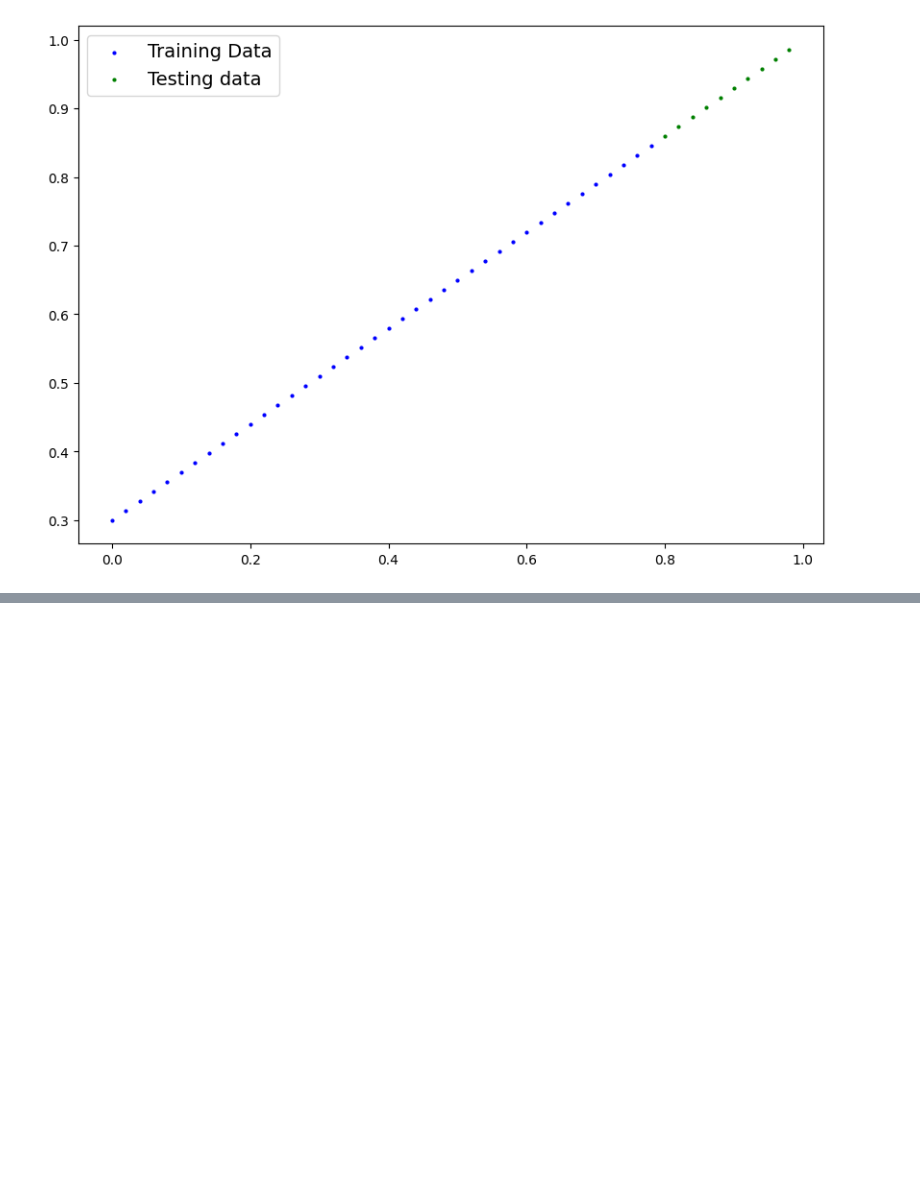
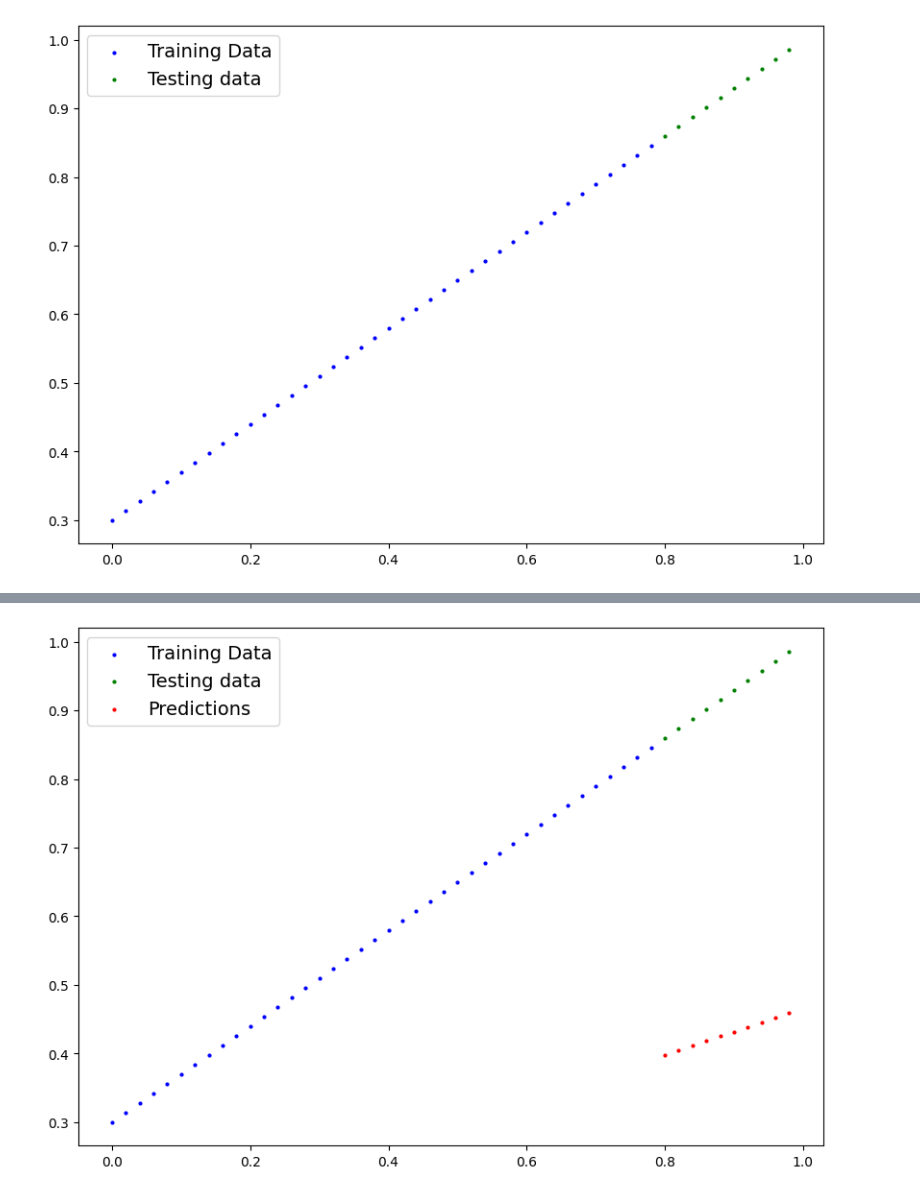
Before and after one commit to Suvanga/ML_DL, a Jupyter notebook: Workflows.ipynb, the cells around one changed output, grey strips where cells are left out. Drawn from its saved outputs; the diff is of its cells as text; code cells hidden in the pictures; blank space fills up the shorter version.

```diff
--- a/Workflows.ipynb
+++ b/Workflows.ipynb
@@ -111,13 +111,13 @@ plot_predictions()
 class LinearRegressionModel(nn.Module):
   def __init__(self):
     super().__init__()
-    self.weights = nn.Parameter(torch.rand(1,
+    self.weights = nn.Parameter(torch.randn(1,
                                            requires_grad=True,
                                            dtype=torch.float))
-    self.bias = nn.Parameter(torch.rand(1,
+    self.bias = nn.Parameter(torch.randn(1,
                                          requires_grad=True,
                                          dtype=torch.float))
 
     #Forward method to define the computation in the model
-    def forward(self, x: torch.Tensor):
+  def forward(self, x: torch.Tensor)-> torch.Tensor:
       return self.weights * x + self.bias
@@ -123,0 +136,6 @@ class LinearRegressionModel(nn.Module):
+# %%
+torch.manual_seed(42)
+
+model_0 = LinearRegressionModel()
+
+list(model_0.parameters())
@@ -123,0 +167,5 @@ class LinearRegressionModel(nn.Module):
+# %%
+with torch.inference_mode():
+  y_preds = model_0(test_X)
+
+y_preds
@@ -123,0 +183,5 @@ class LinearRegressionModel(nn.Module):
+# %%
+##Lets visualize them
+plot_predictions(predictions =y_preds)
+# %% [output]
+[figure, added]
```
Also changed, not shown: parts of 16 cells of this notebook.
